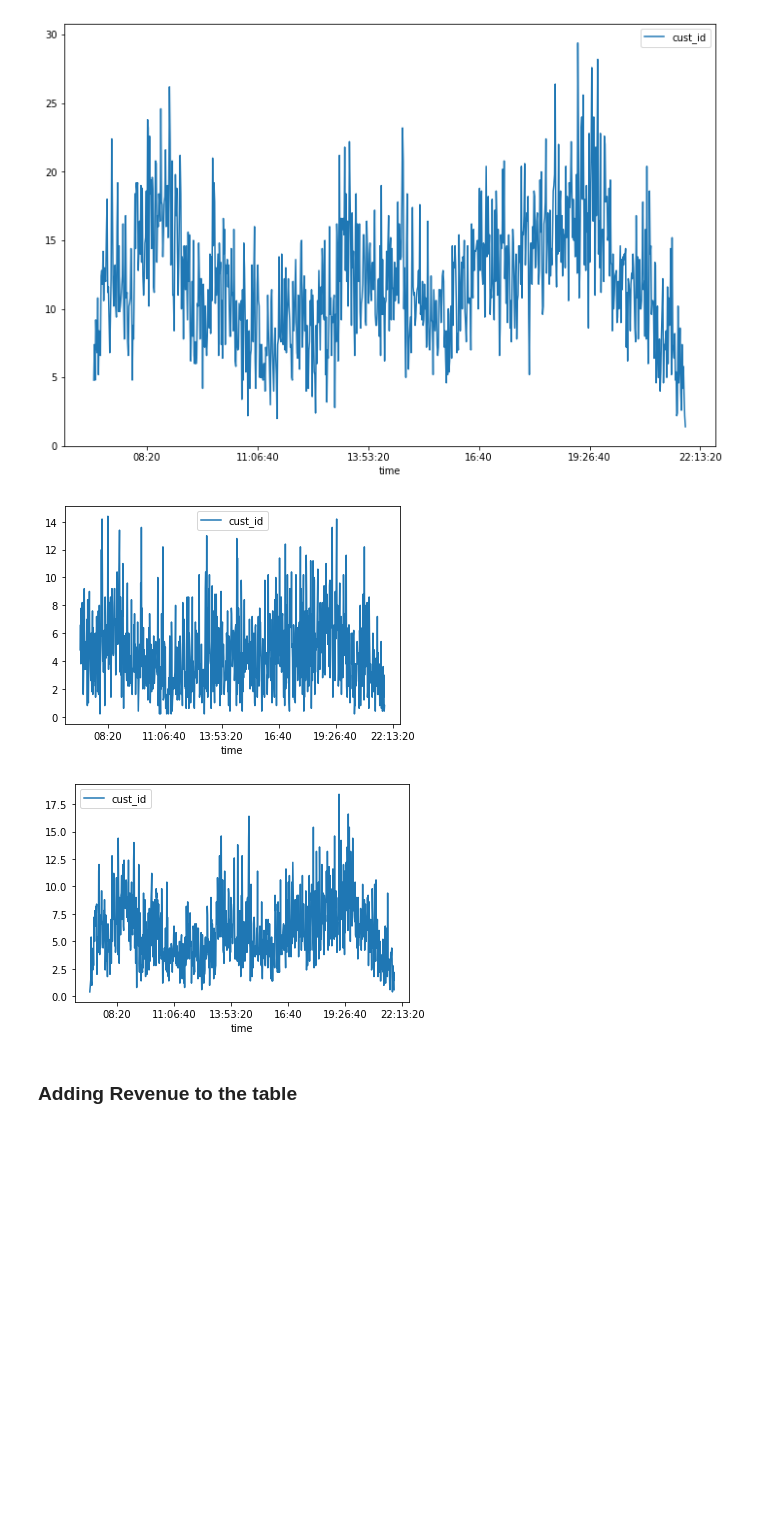
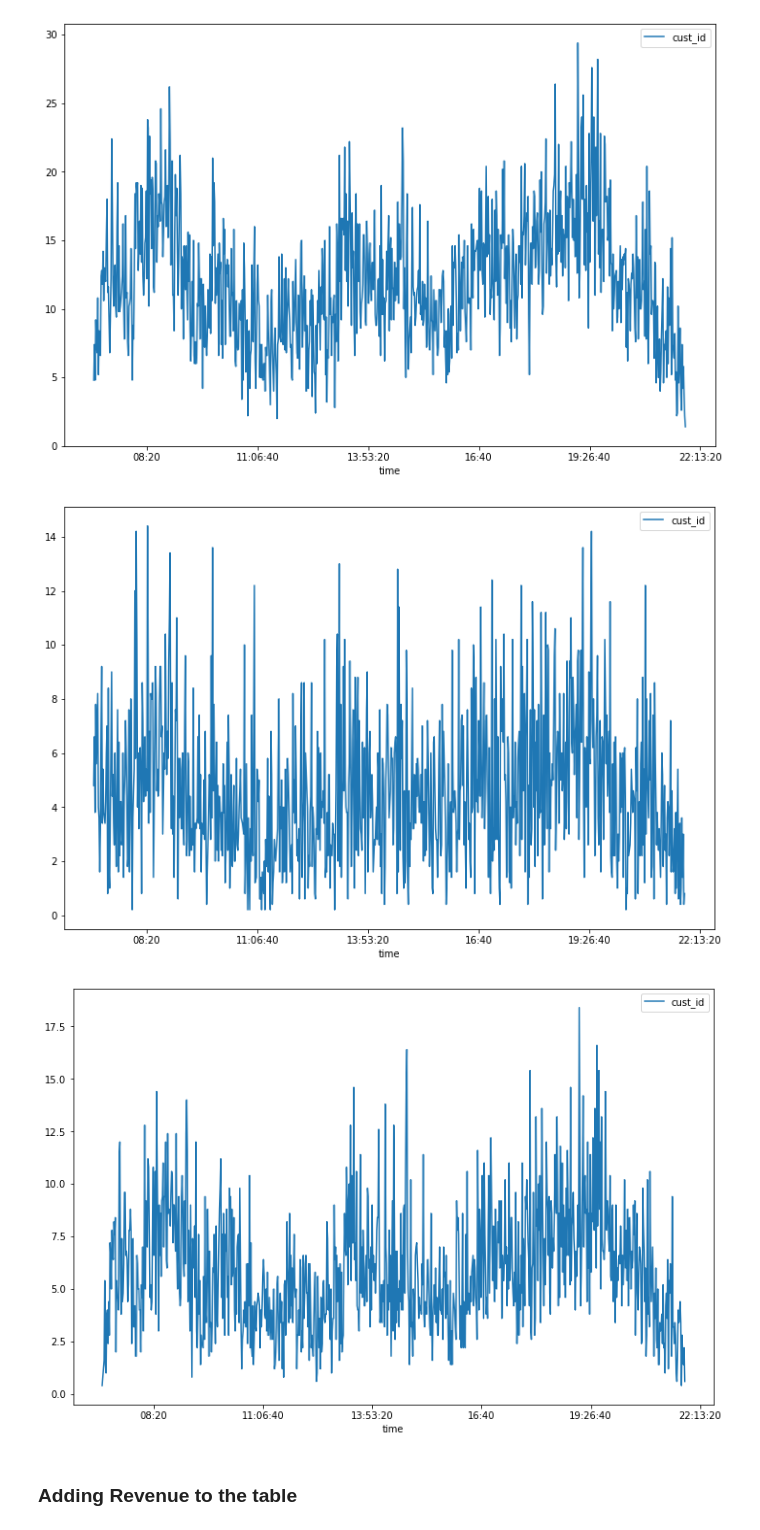
Before and after one commit to Rellino/Supermarket, a Jupyter notebook: data/EDA.ipynb, the cells around one changed output. Cells and saved outputs as stored; diff of their text form; code cells hidden in the pictures; blank space fills up the shorter version.

```diff
--- a/data/EDA.ipynb
+++ b/data/EDA.ipynb
@@ -7,11 +7,11 @@ import datetime
 import matplotlib.pyplot as plt
 import seaborn as sns
 # %%
-mon = pd.read_csv('monday.csv', sep=';', parse_dates=[0])
-tue = pd.read_csv('tuesday.csv', sep=';', parse_dates=[0])
-wed = pd.read_csv('wednesday.csv', sep=';', parse_dates=[0])
-thu = pd.read_csv('thursday.csv', sep=';', parse_dates=[0])
-fri = pd.read_csv('friday.csv', sep=';', parse_dates=[0])
+mon = pd.read_csv('data/monday.csv', sep=';', parse_dates=[0])
+tue = pd.read_csv('data/tuesday.csv', sep=';', parse_dates=[0])
+wed = pd.read_csv('data/wednesday.csv', sep=';', parse_dates=[0])
+thu = pd.read_csv('data/thursday.csv', sep=';', parse_dates=[0])
+fri = pd.read_csv('data/friday.csv', sep=';', parse_dates=[0])
 # %%
 def fe_matrix(day):
     '''add the checkout to the customers who miss it and
@@ -47,6 +47,5 @@ df.set_index('timestamp', inplace=True)
 # %%
 df.sort_index(inplace=True)
 df['time'] = df.index.time
-df['day'] = df.index.day_name()
 df
 # %% [output]
@@ -426,11 +394,11 @@ following = (
     / 5
 )
 # %%
-first.plot()
-following.plot();
+first.plot(figsize=(12,8))
+following.plot(figsize=(12,8));
 # %% [output]
-[figure, old version]
+[figure, new version]
-[figure, old version]
+[figure, new version]
 # %% [markdown]
 ### Adding Revenue to the table
 # %%
```
Also changed, not shown: parts of 36 cells of this notebook, 32 other files.
